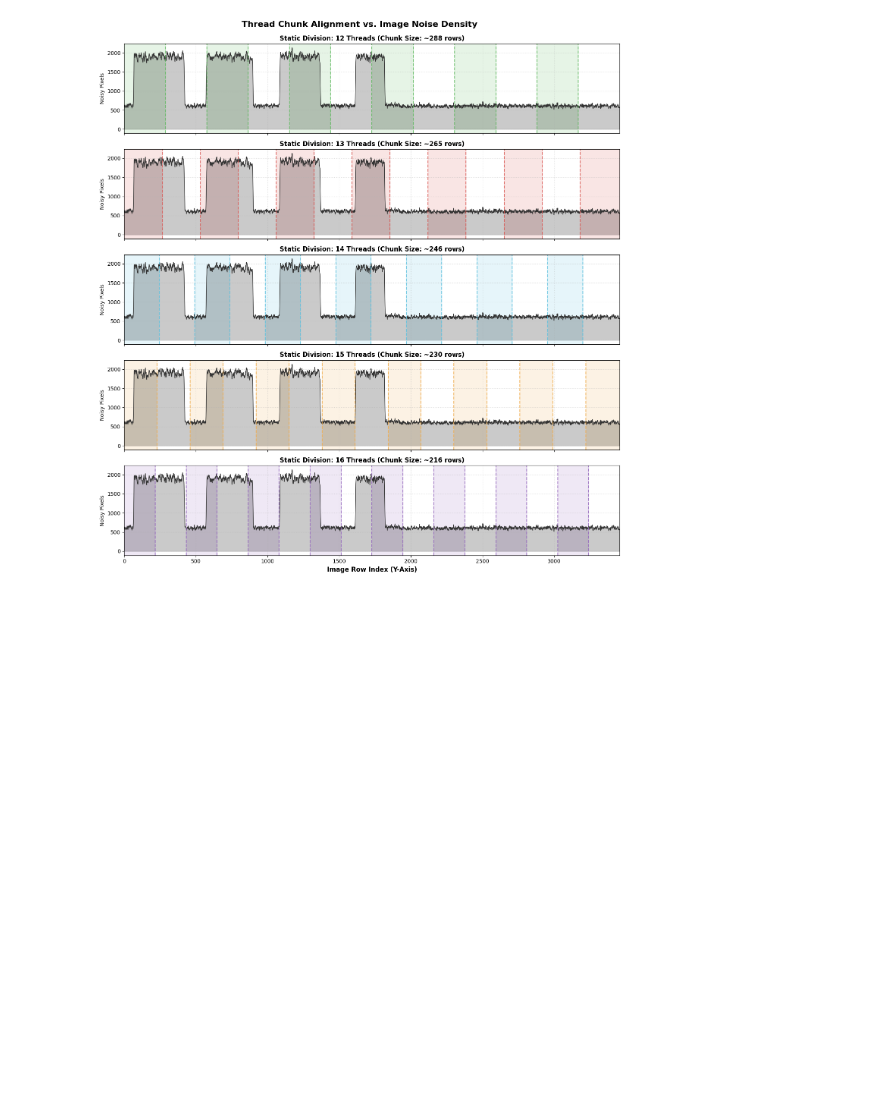
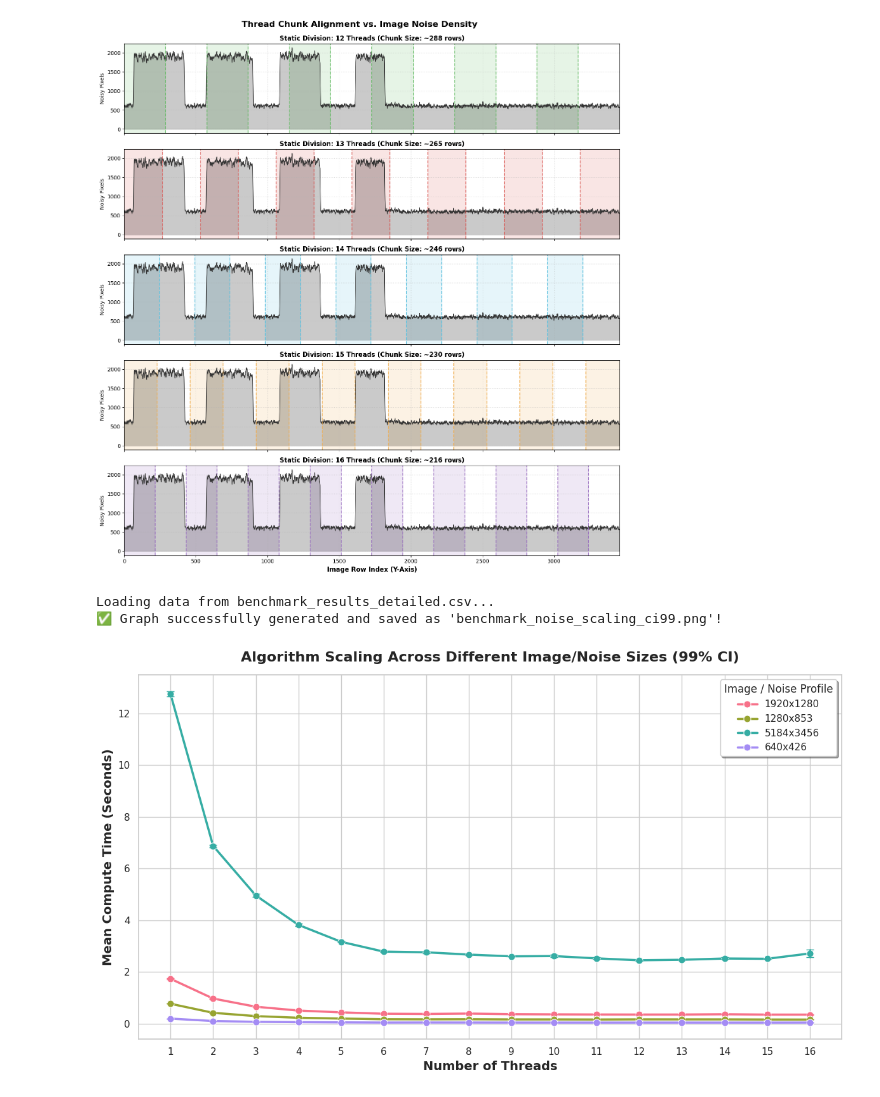
Before and after one commit to lorenzo-marranini/Computer-Architecture-Project, a Jupyter notebook: src/analysis.ipynb, the cells around one changed output. Cells and saved outputs as stored; diff of their text form; code cells hidden in the pictures; blank space fills up the shorter version.

```diff
--- a/src/analysis.ipynb
+++ b/src/analysis.ipynb
@@ -1284,3 +1279,78 @@ Loading image '../noise.ppm'...
 Image Dimensions: 5184x3456
 ✅ Analysis complete! Graph saved as 'noise_distribution_12_to_16.png'.
 [figure]
+# %%
+import pandas as pd
+import matplotlib.pyplot as plt
+import seaborn as sns
+
+# --- CONFIGURATION ---
+CSV_FILENAME = 'benchmark_results_detailed.csv'  # Replace with your actual CSV filename
+OUTPUT_GRAPH = 'benchmark_noise_scaling_ci99.png'
+
+# --- LEGEND ALIASES FOR NOISE NAMES ---
+# Change the left side to your exact CSV file paths, and the right side to the clean label.
+RENAME_MAP = {
+    '../noise_1920x1280.ppm': '1920x1280',
+    '../noise_1280x853.ppm': '1280x853',  # Example
+    '../noise.ppm': '5184x3456',
+     '../noise_640x426.ppm': '640x426' # Example
+    }
+
+print(f"Loading data from {CSV_FILENAME}...")
+
+try:
+    df = pd.read_csv(CSV_FILENAME)
+except FileNotFoundError:
+    print(f"Error: Could not find '{CSV_FILENAME}'.")
+    exit(1)
+
+# Apply the clean aliases to the 'Noise Name' column
+df['Noise Name'] = df['Noise Name'].replace(RENAME_MAP)
+
+# Set up the plot style for a clean, academic look
+plt.figure(figsize=(12, 7))
+sns.set_theme(style="whitegrid")
+
+# Define a custom color palette for the different noise profiles
+# Add or remove colors based on how many images you tested
+custom_palette = sns.color_palette("husl", len(df['Noise Name'].unique()))
+
+# --- THE PLOT ---
+ax = sns.lineplot(
+    data=df,
+    x='Thread Count',
+    y='Time (Seconds)',
+    hue='Noise Name',       # We are grouping by Noise Name now!
+    marker='o',
+    markersize=8,
+    linewidth=2.5,
+    err_style="bars",       # Vertical error bars
+    err_kws={'capsize': 4, 'elinewidth': 2},
+    errorbar=('ci', 99),    # 99% Confidence Interval
+    palette=custom_palette
+)
+
+# Formatting
+plt.title('Algorithm Scaling Across Different Image/Noise Sizes (99% CI)', fontsize=16, fontweight='bold', pad=15)
+plt.xlabel('Number of Threads', fontsize=14, fontweight='bold')
+plt.ylabel('Mean Compute Time (Seconds)', fontsize=14, fontweight='bold')
+
+# Ensure all thread counts are visible on the X-axis
+thread_counts = sorted(df['Thread Count'].unique())
+plt.xticks(thread_counts)
+
+# Customize the legend
+plt.legend(title='Image / Noise Profile', title_fontsize='12', fontsize='11', shadow=True)
+
+# Save the graph
+plt.tight_layout()
+plt.savefig(OUTPUT_GRAPH, dpi=300)
+print(f"✅ Graph successfully generated and saved as '{OUTPUT_GRAPH}'!")
+
+# Display it on screen
+plt.show()
+# %% [output]
+Loading data from benchmark_results_detailed.csv...
+✅ Graph successfully generated and saved as 'benchmark_noise_scaling_ci99.png'!
+[figure, added]
```
Also changed, not shown: parts of 5 cells of this notebook, 8 other files.
